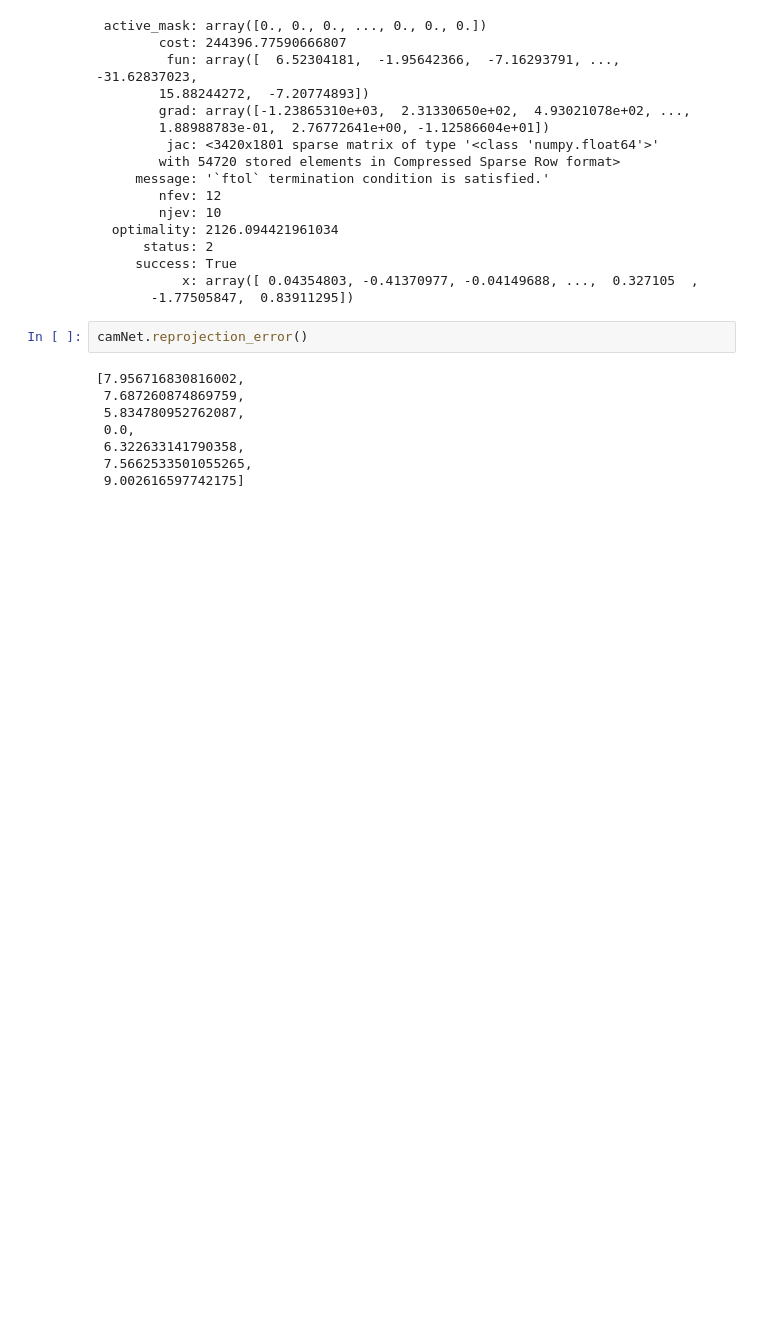
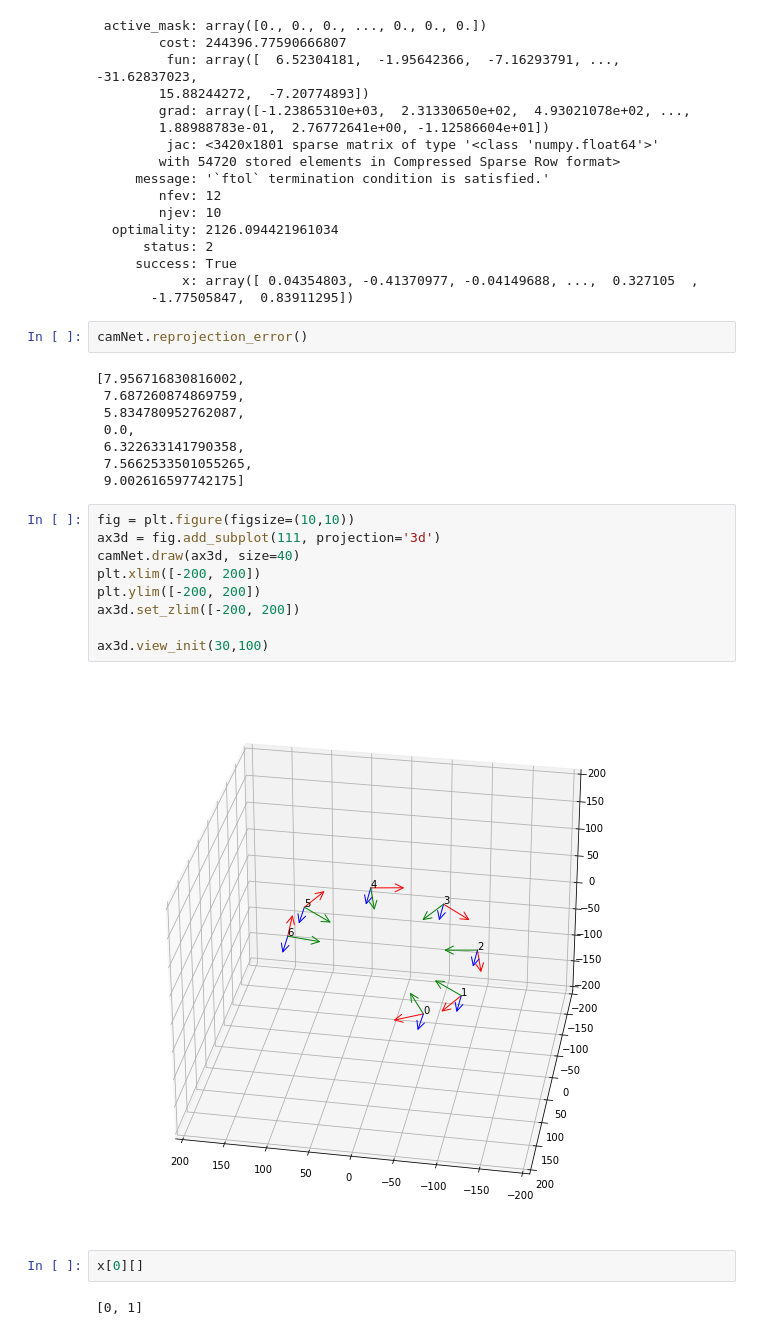
Before and after one commit to semihgunel/PyBundleAdjustment, a Jupyter notebook: pyba.ipynb, the cells around one changed output. Cells and saved outputs as stored; diff of their text form; blank space fills up the shorter version.

Commit message:
working visualize network

```diff
--- a/pyba.ipynb
+++ b/pyba.ipynb
@@ -96,3 +96,18 @@ camNet.reprojection_error()
  6.322633141790358,
  7.5662533501055265,
  9.002616597742175]
+# %%
+fig = plt.figure(figsize=(10,10))
+ax3d = fig.add_subplot(111, projection='3d')
+camNet.draw(ax3d, size=40)
+plt.xlim([-200, 200])
+plt.ylim([-200, 200])
+ax3d.set_zlim([-200, 200])
+
+ax3d.view_init(30,100)
+# %% [output]
+[figure, added]
+# %%
+x[0][]
+# %% [output]
+[0, 1]
```
Also changed, not shown: 3 other files.
